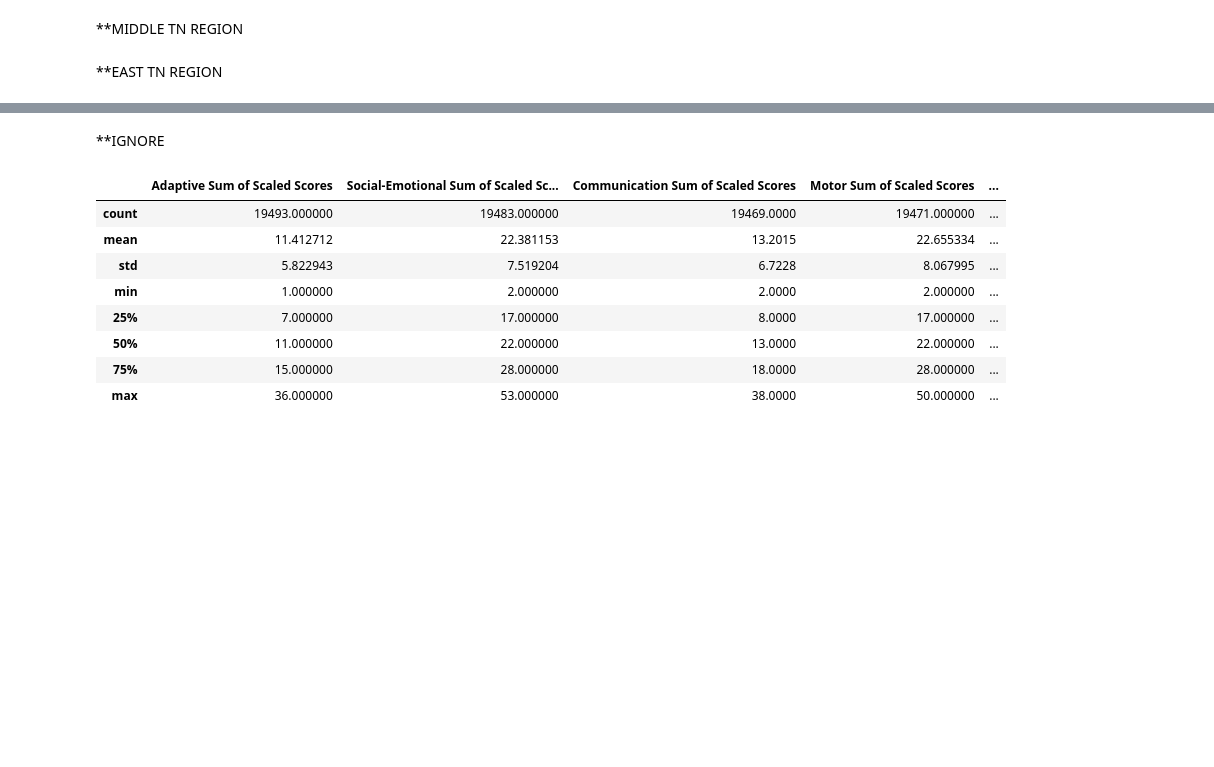
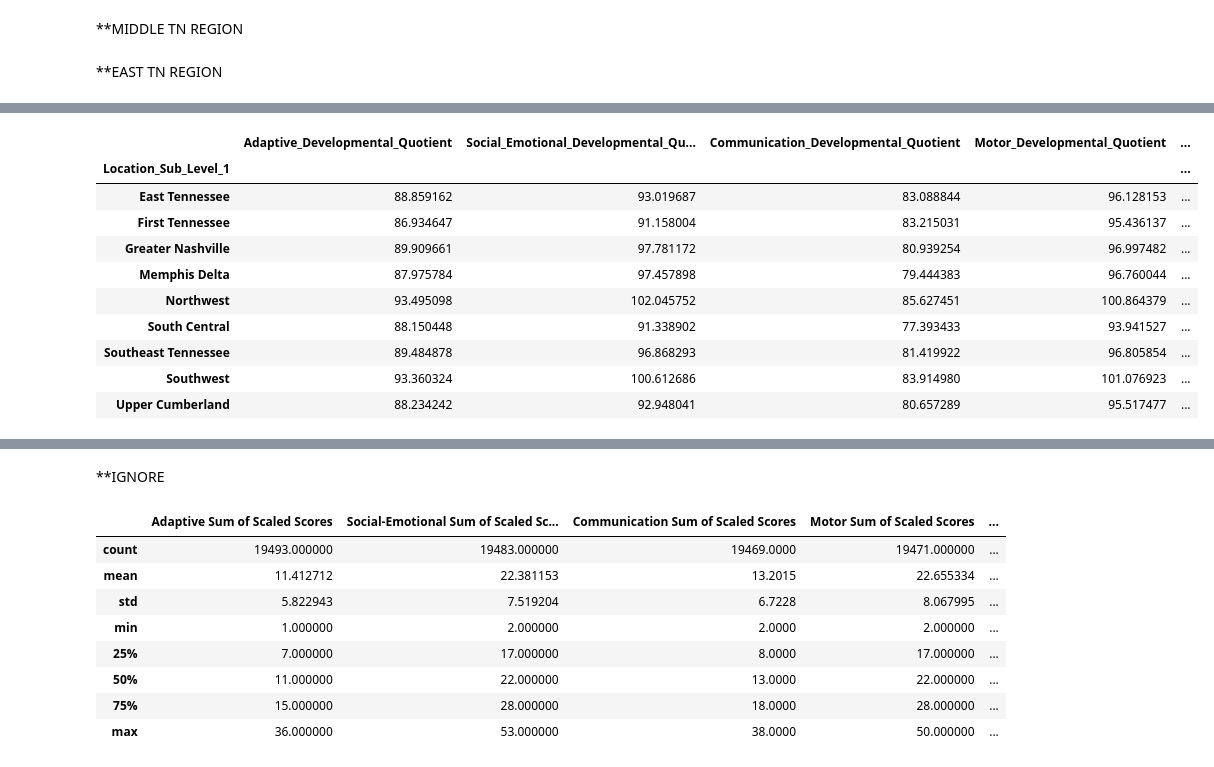
Before and after one commit to NSS-Data-Analytics-Cohort-10/teis-concat-dog, a Jupyter notebook: notebooks/TEIS-AH.ipynb, the cells around one changed output, grey strips where cells are left out. Drawn from its saved outputs; the diff is of its cells as text; code cells hidden in the pictures; blank space fills up the shorter version.

```diff
--- a/notebooks/TEIS-AH.ipynb
+++ b/notebooks/TEIS-AH.ipynb
@@ -260,0 +350,4 @@ dataset_clean.groupby('Region')[['Adaptive_Sum_of_Scaled_Scores','Social_Emotion
+# %%
+dataset_clean_eligibility = dataset_clean[dataset_clean["Program_Label"] == 'BDI-3 Eligibility Evaluation']
+# %%
+domain_dq_variables = ['Adaptive_Developmental_Quotient', 'Social_Emotional_Developmental_Quotient','Communication_Developmental_Quotient','Motor_Developmental_Quotient','Cognitive_Developmental_Quotient']
@@ -260,0 +362,14 @@ dataset_clean.groupby('Region')[['Adaptive_Sum_of_Scaled_Scores','Social_Emotion
+# %%
+dataset_clean_eligibility.groupby('Location_Sub_Level_1')[domain_dq_variables].mean()
+# %% [output]
+|  | Adaptive_Developmental_Quotient | Social_Emotional_Developmental_Qu... | Communication_Developmental_Quotient | Motor_Developmental_Quotient | ... |
+| Location_Sub_Level_1 |  |  |  |  | ... |
+| East Tennessee | 88.859162 | 93.019687 | 83.088844 | 96.128153 | ... |
+| First Tennessee | 86.934647 | 91.158004 | 83.215031 | 95.436137 | ... |
+| Greater Nashville | 89.909661 | 97.781172 | 80.939254 | 96.997482 | ... |
+| Memphis Delta | 87.975784 | 97.457898 | 79.444383 | 96.760044 | ... |
+| Northwest | 93.495098 | 102.045752 | 85.627451 | 100.864379 | ... |
+| South Central | 88.150448 | 91.338902 | 77.393433 | 93.941527 | ... |
+| Southeast Tennessee | 89.484878 | 96.868293 | 81.419922 | 96.805854 | ... |
+| Southwest | 93.360324 | 100.612686 | 83.914980 | 101.076923 | ... |
+| Upper Cumberland | 88.234242 | 92.948041 | 80.657289 | 95.517477 | ... |
```
Also changed, not shown: parts of 21 cells of this notebook.
